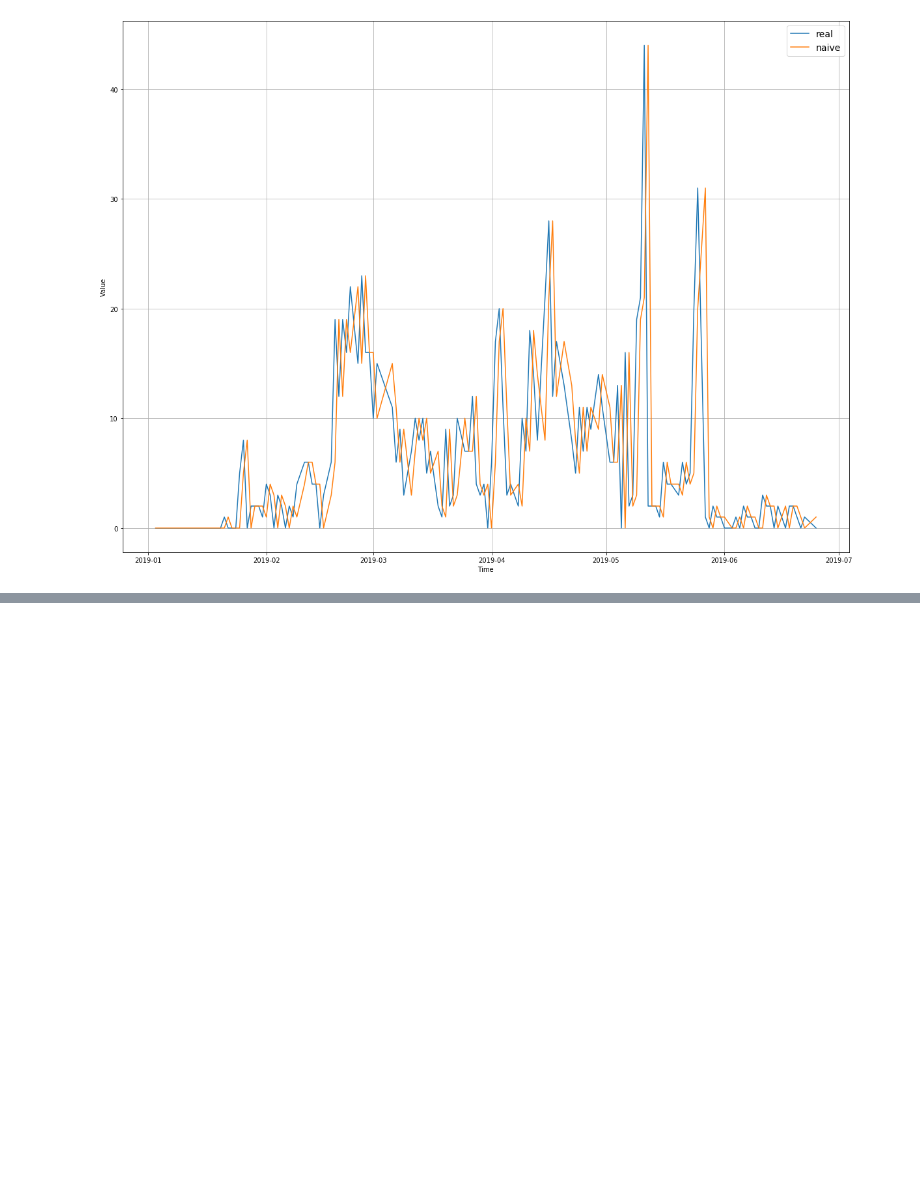
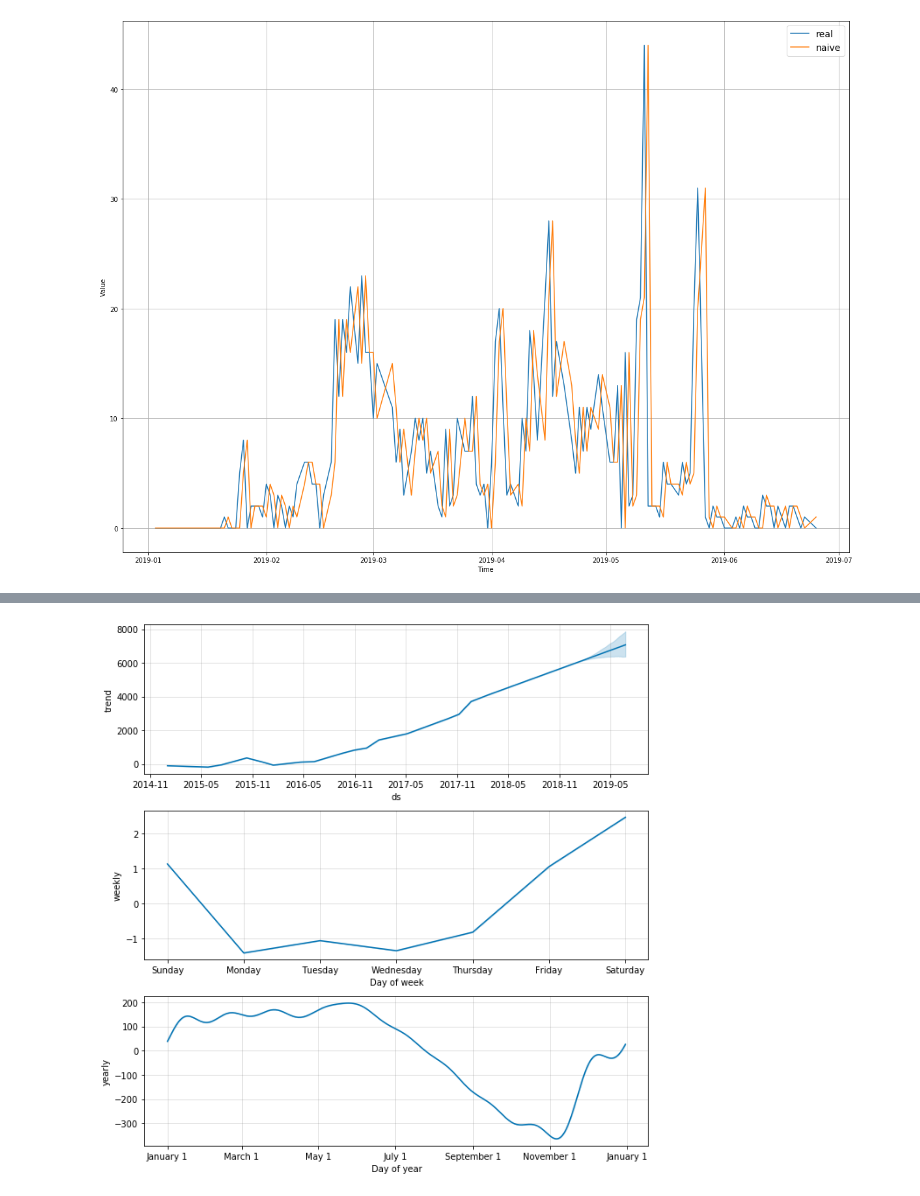
Before and after one commit to ItamarRocha/Machine-Learning-and-Data-Analysis, a Jupyter notebook: Armazem/cumulative testing.ipynb, the cells around one changed output, grey strips where cells are left out. Cells and saved outputs as stored; diff of their text form; code cells hidden in the pictures; blank space fills up the shorter version.

```diff
--- a/Armazem/cumulative testing.ipynb
+++ b/Armazem/cumulative testing.ipynb
@@ -112,0 +175,4 @@ plt.show()
+# %%
+fig2 = m.plot_components(forecast_result)
+# %% [output]
+[figure, added]
```
Also changed, not shown: parts of 33 cells of this notebook, 1 other file.
